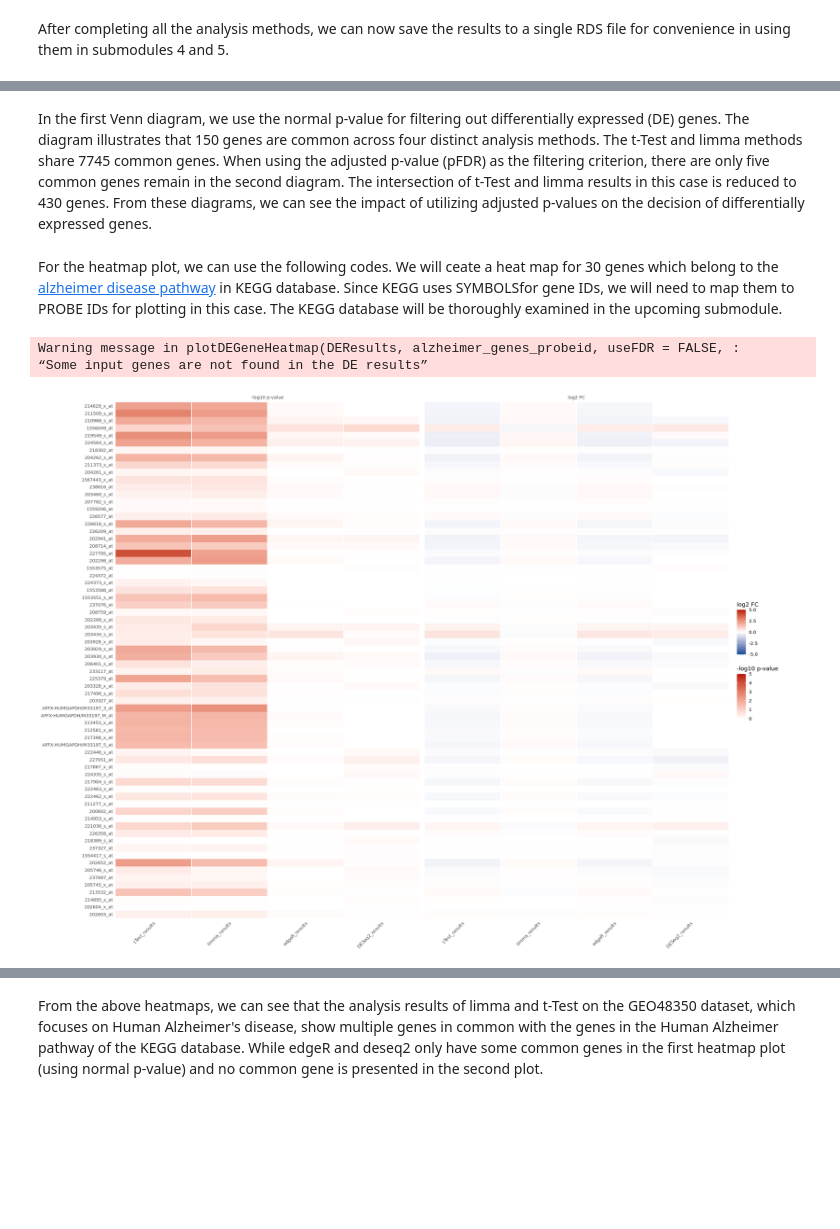
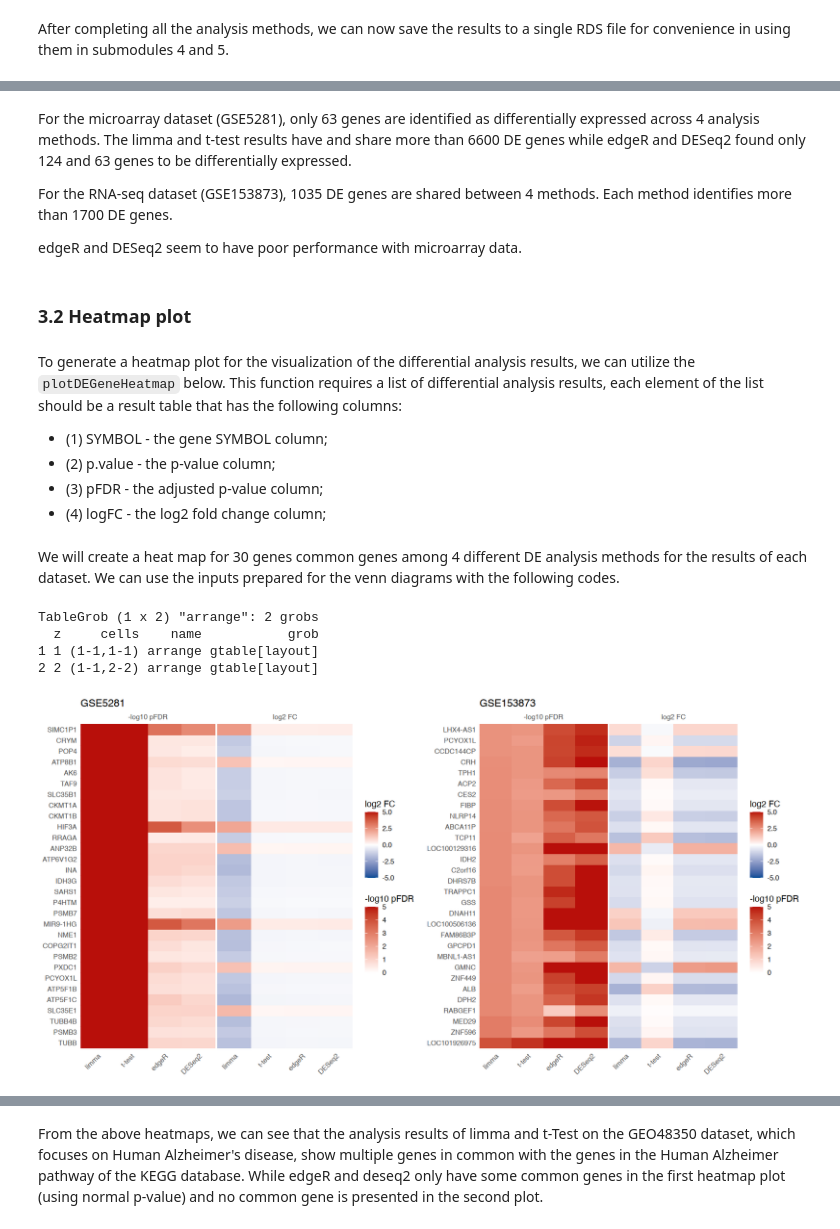
Before and after one commit to NIGMS/Consensus-Pathway-Analysis-in-the-Cloud, a Jupyter notebook: Module02-DE_Analysis.ipynb, the cells around one changed output, grey strips where cells are left out. Saved outputs shown, nothing was run; the diff lists cells and outputs as text; code cells hidden in the pictures; blank space fills up the shorter version.

```diff
--- a/Module02-DE_Analysis.ipynb
+++ b/Module02-DE_Analysis.ipynb
@@ -560,13 +451,13 @@ runEdgeR <- function(countMatrix, groups) {
     top_degs <- topTags(object = et, n = "Inf")
 
     # Extract results and additional information
-    top_degs$table$PROBEID <- rownames(top_degs$table)
+    top_degs$table$SYMBOL <- rownames(top_degs$table)
     top_degs$table$p.value <- top_degs$table$PValue
     top_degs$table$pFDR <- top_degs$table$FDR
     top_degs$table$statistic <- top_degs$table$logFC
     top_degs$table$avgExpr <- top_degs$table$logCPM
 
     # Return the results with only important columns
-    top_degs$table[, c("PROBEID", "p.value", "pFDR", "statistic", "logFC", "avgExpr")]
+    top_degs$table[, c("SYMBOL", "p.value", "pFDR", "statistic", "logFC", "avgExpr")]
 }
 # %% [markdown]
@@ -753,7 +678,0 @@ And we can save the DE analysis result to use in the later submodules.
-# %%
-# Saving the result to local storage
-write.csv(DESeq2_results, file = "./data/DESeq2_Results.csv")
-saveRDS(DESeq2_results, file = "./data/DESeq2_Results.rds")
-
-# Add the DESeq2 result to the data list to save them all together in an rds file
-data$DESeq2_results <- DESeq2_results
@@ -992,5 +1183,9 @@ For the input of the `plotVennDE` and `plotDEGeneHeatmap` functions, we will cre
 # %%
 # Put all the result dataframes to a list for the plotVennDE function
-DEResults <- list( tTest_results = tTest_results, limma_results = limma_results,
-                   edgeR_results = edgeR_results, DESeq2_results = DESeq2_results)
+gse5281DEResults <- list(gse5281LimmaRes, gse5281TtestRes, gse5281EdgeRRes, gse5281DESeq2Res)
+names(gse5281DEResults) <- c("limma", "t-test", "edgeR", "DESeq2")
+
+# Put all the result dataframes to a list for the plotVennDE function
+gse153873DEResults <- list(gse153873LimmaRes, gse153873TtestRes, gse153873EdgeRRes, gse153873DESeq2Res)
+names(gse153873DEResults) <- c("limma", "t-test", "edgeR", "DESeq2")
 # %% [markdown]
@@ -1014,4 +1219,16 @@ plotVenn(aResults = DEResults, pThreshold = 0.05, useFDR = TRUE, stat = "logFC",
 # %% [markdown]
-In the first Venn diagram, we use the normal p-value for filtering out differentially expressed (DE) genes. The diagram illustrates that 150 genes are common across four distinct analysis methods. The t-Test and limma methods share 7745 common genes.
-When using the adjusted p-value (pFDR) as the filtering criterion, there are only five common genes remain in the second diagram. The intersection of t-Test and limma results in this case is reduced to 430 genes.
-From these diagrams, we can see the impact of utilizing adjusted p-values on the decision of differentially expressed genes.
+For the microarray dataset (GSE5281), only 63 genes are identified as differentially expressed across 4 analysis methods. The limma and t-test results have and share more than 6600 DE genes while edgeR and DESeq2 found only 124 and 63 genes to be differentially expressed.
+
+For the RNA-seq dataset (GSE153873), 1035 DE genes are shared between 4 methods. Each method identifies more than 1700 DE genes.
+
+edgeR and DESeq2 seem to have poor performance with microarray data.
+# %% [markdown]
+<!-- headings -->
+<a id="visual-heat"></a>
+### 3.2 Heatmap plot
+# %% [markdown]
+To generate a heatmap plot for the visualization of the differential analysis results, we can utilize the `plotDEGeneHeatmap` below.  This function requires a list of differential analysis results, each element of the list should be a result table that has the following columns:
+- (1) SYMBOL - the gene SYMBOL column;
+- (2) p.value - the p-value column;
+- (3) pFDR - the adjusted p-value column;
+- (4) logFC - the log2 fold change column;
@@ -1018,23 +1333,27 @@ From these diagrams, we can see the impact of utilizing adjusted p-values on the
 # %% [markdown]
-For the heatmap plot, we can use the following codes. We will ceate a heat map for 30 genes which belong to the [alzheimer disease pathway](https://www.genome.jp/pathway/hsa05010) in KEGG database. Since KEGG uses SYMBOLSfor gene IDs, we will need to map them to PROBE IDs for plotting in this case. The KEGG database will be thoroughly examined in the upcoming submodule.
+We will create a heat map for 30 genes common genes among 4 different DE analysis methods for the results of each dataset.  We can use the inputs prepared for the venn diagrams with the following codes.
 # %%
-# Create a genes list to plot, it will contains 30 genes of the pathway related to alzheimer disease.
-# Selec genes list for the heat map
-alzheimer_genes_symbols <- c("ADAM10","ADAM17","APP",   "NAE1",  "APBB1", "GAPDH", "BACE1", "BACE2",
-                             "RTN3",  "RTN4",  "PSENEN","PSEN1", "PSEN2", "NCSTN", "APH1A", "APH1B",
-                             "IDE",   "MME",   "MAPT",  "ND1",   "ND2",   "ND3",   "ND4",   "ND4L",
-                             "ND5",   "ND6",   "NDUFV1","NDUFV2","NDUFV3","NDUFA1")
-# Map the SYMBOLs to PROBEIDs for plotting
-annotLookup <- data$annotLookup
-df <- data.frame(SYMBOL = alzheimer_genes_symbols)
-data_df = merge(annotLookup, df, by = "SYMBOL")
-# Get the genes probeid from the mapped dataframe
-alzheimer_genes_probeid <- data_df$`PROBEID`
-# Adjust the size of the plot
 options(repr.plot.width = 20, repr.plot.height = 15)
 # Create a heat map for DE analysis results
-plotDEGeneHeatmap(DEResults, alzheimer_genes_probeid, useFDR = FALSE, labels = NULL, logFCLims = c(-5, 5), negLog10pValueLims = c(0, 5))
+heatmap1 <- plotDEGeneHeatmap(gse5281DEResults, numGenes = 30, useFDR = TRUE,  logFCLims = c(-5, 5), negLog10pValueLims = c(0, 5))
+heatmap1 <- heatmap1 + ggtitle("GSE5281")
+# Create a heat map for DE analysis results
+heatmap2 <- plotDEGeneHeatmap(gse153873DEResults, numGenes = 30, useFDR = TRUE,  logFCLims = c(-5, 5), negLog10pValueLims = c(0, 5))
+heatmap2 <- heatmap2 + ggtitle("GSE153873")
+options(repr.plot.width = 14, repr.plot.height = 7)
+combinedPlt1 <- gridExtra::grid.arrange(
+    heatmap1,
+    heatmap2,
+    ncol = 2
+)
+combinedPlt1
+ggsave("plots/DE-heatmap-ds1.pdf", heatmap1, width = 7, height = 7)
+ggsave("plots/DE-heatmap-ds2.pdf", heatmap2, width =7, height = 7)
+
+ggsave("plots/DE-heatmap.pdf", combinedPlt1, width = 14, height = 7)
 # %% [output]
-Warning message in plotDEGeneHeatmap(DEResults, alzheimer_genes_probeid, useFDR = FALSE, :
-“Some input genes are not found in the DE results”
+TableGrob (1 x 2) "arrange": 2 grobs
+  z     cells    name           grob
+1 1 (1-1,1-1) arrange gtable[layout]
+2 2 (1-1,2-2) arrange gtable[layout]
-[figure, old version]
+[figure, new version]
```
Also changed, not shown: parts of 121 cells of this notebook, 10 other files.
